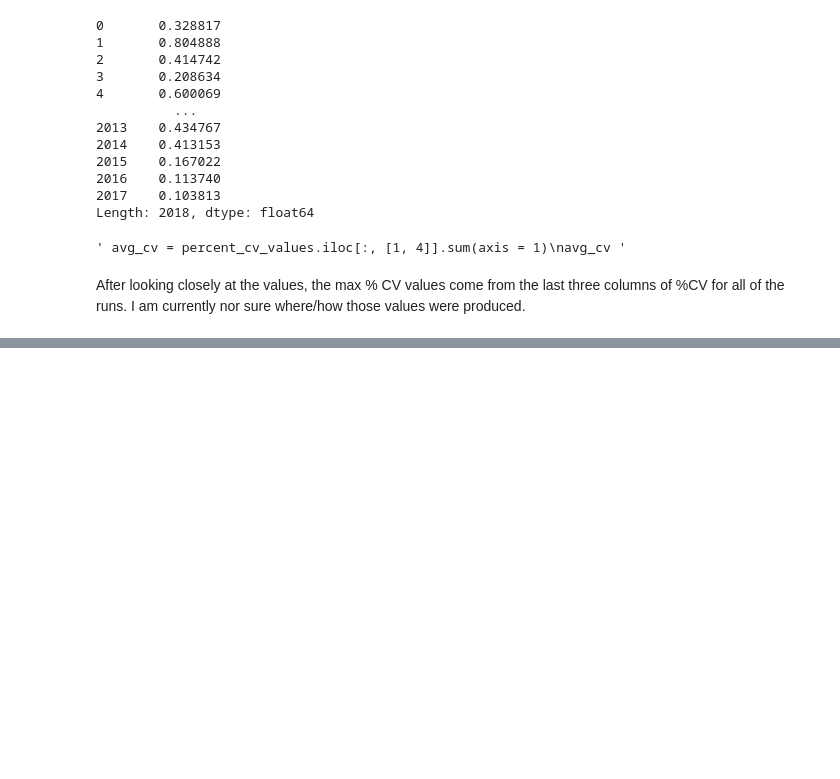
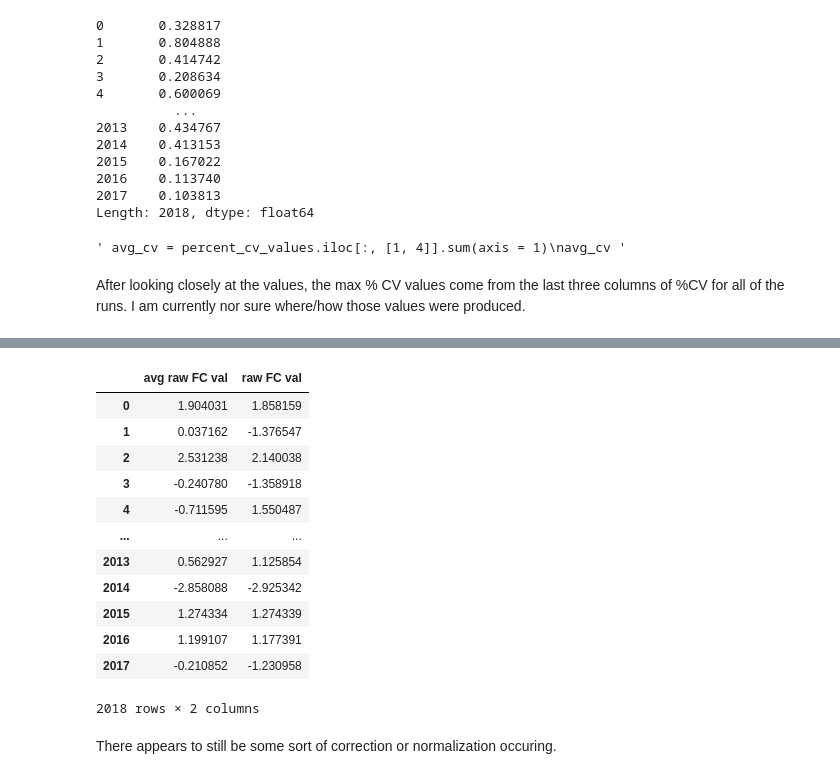
Before and after one commit to KyraGriffin/bmsip_internship_seta, a Jupyter notebook: data_exploration.ipynb, the cells around one changed output, grey strips where cells are left out. Cells and saved outputs as stored; diff of their text form; code cells hidden in the pictures; blank space fills up the shorter version.

```diff
--- a/data_exploration.ipynb
+++ b/data_exploration.ipynb
@@ -228,0 +286,21 @@ After looking closely at the values, the max % CV values come from the last thre
+# %%
+raw_s2vs1 = pd.DataFrame()
+raw_s2vs1['avg raw FC val'] = raw_FC_values.iloc[: , [0, 3]].mean(axis=1)
+raw_s2vs1["raw FC val"] = raw_FC_values.iloc[: , 6]
+raw_s2vs1
+# %% [output]
+|  | avg raw FC val | raw FC val |
+| 0 | 1.904031 | 1.858159 |
+| 1 | 0.037162 | -1.376547 |
+| 2 | 2.531238 | 2.140038 |
+| 3 | -0.240780 | -1.358918 |
+| 4 | -0.711595 | 1.550487 |
+| ... | ... | ... |
+| 2013 | 0.562927 | 1.125854 |
+| 2014 | -2.858088 | -2.925342 |
+| 2015 | 1.274334 | 1.274339 |
+| 2016 | 1.199107 | 1.177391 |
+| 2017 | -0.210852 | -1.230958 |
+2018 rows × 2 columns
+# %% [markdown]
+There appears to still be some sort of correction or normalization occuring.
```
Also changed, not shown: parts of 5 cells of this notebook.
